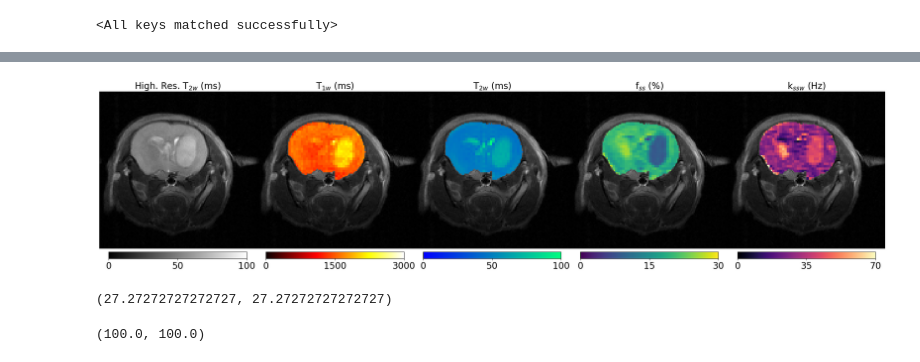
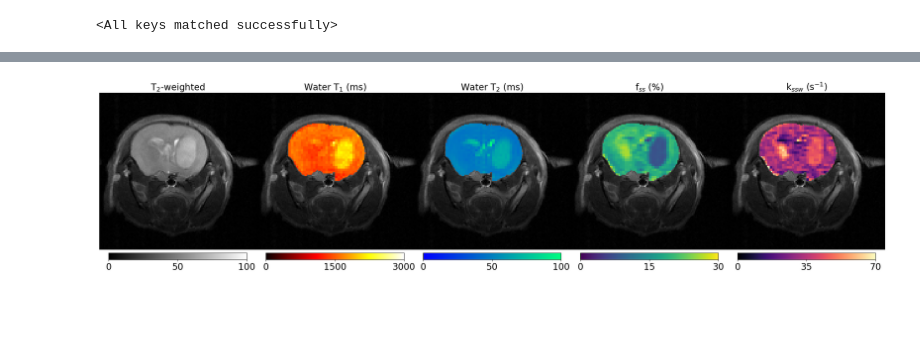
Before and after one commit to momentum-laboratory/molecular-mrf, a Jupyter notebook: sequential_nn_example/sequential_example_mouse.ipynb, the cells around one changed output, grey strips where cells are left out. Drawn from its saved outputs; the diff is of its cells as text; code cells hidden in the pictures; blank space fills up the shorter version.

```diff
--- a/sequential_nn_example/sequential_example_mouse.ipynb
+++ b/sequential_nn_example/sequential_example_mouse.ipynb
@@ -423,46 +429,38 @@ fig, axes = plt.subplots(1, 5, figsize=(25, 10))
 
 color_maps = ['gray', 'hot', b_winter, b_viridis, 'magma']
 data_keys = ['t2wh', 't1w', 't2w', 'fs', 'ksw']
-titles = ['High. Res. T$_{{2w}}$ (ms)','T$_{{1w}}$ (ms)','T$_{{2w}}$ (ms)','f$_{{ss}}$ (%)', 'k$_{{ssw}}$ (Hz)']
+titles = ['T$_{{2}}$-weighted', 'Water T$_{{1}}$ (ms)','Water T$_{{2}}$ (ms)','f$_{{ss}}$ (%)', 'k$_{{ssw}}$ (s$^{-1}$)']
 clim_list = [(0, 100), (0, 3000), (0, 100),(0, 30), (0, 70)]
 tick_list = [ np.arange(0, 140, 50),np.arange(0, 3300, 1500), np.arange(0, 140, 50),
             np.arange(0, 60, 15), np.arange(0, 120, 35)]
 
 unified_font_size = 20
 
 # Save the plot to a PDF file
 with PdfPages(pdf_fn) as pdf:
     for ax, color_map, key, title, clim, ticks in zip(axes.flat, color_maps, data_keys, titles, clim_list, tick_list):
         vals = quant_maps[key]
 
         if key == 'fs':
             vals = vals * 100
 
         mask_lr = cv2.resize(mask, (vals.shape[1], vals.shape[0]), interpolation=cv2.INTER_NEAREST)
         plot = ax.imshow(vals * mask_lr, cmap=color_map)
         plot.set_clim(*clim)
         ax.clear()
         ax.set_title(title, fontsize=unified_font_size)
         cb = plt.colorbar(plot, ax=ax, ticks=ticks, orientation='horizontal', fraction=0.023, pad=0.01)
         cb.ax.tick_params(labelsize=unified_font_size)
         ax.set_axis_off()
         if key != 't2wh':
             img = image_overlay(highres_t2, vals, mask, plt.cm.gray, color_map, clim, None, alphabg=1, alphafg=1)
             ax.imshow(img)
         else:
             ax.imshow(vals, cmap=color_map)
 
     plt.tight_layout()
     plt.subplots_adjust(wspace=0.001, hspace=0.0001)  # Remove spacing between subplots
 
     pdf.savefig(fig)
 # %% [output]
-[figure, old version]
+[figure, new version]
-# %%
-quant_maps['fs'].max()*100, quant_maps['fs'].max()*100
-# %% [output]
-(27.27272727272727, 27.27272727272727)
-# %%
-quant_maps['ksw'].max(), quant_maps['ksw'].max()
-# %% [output]
-(100.0, 100.0)
```
Also changed, not shown: parts of 13 cells of this notebook, 26 other files.
